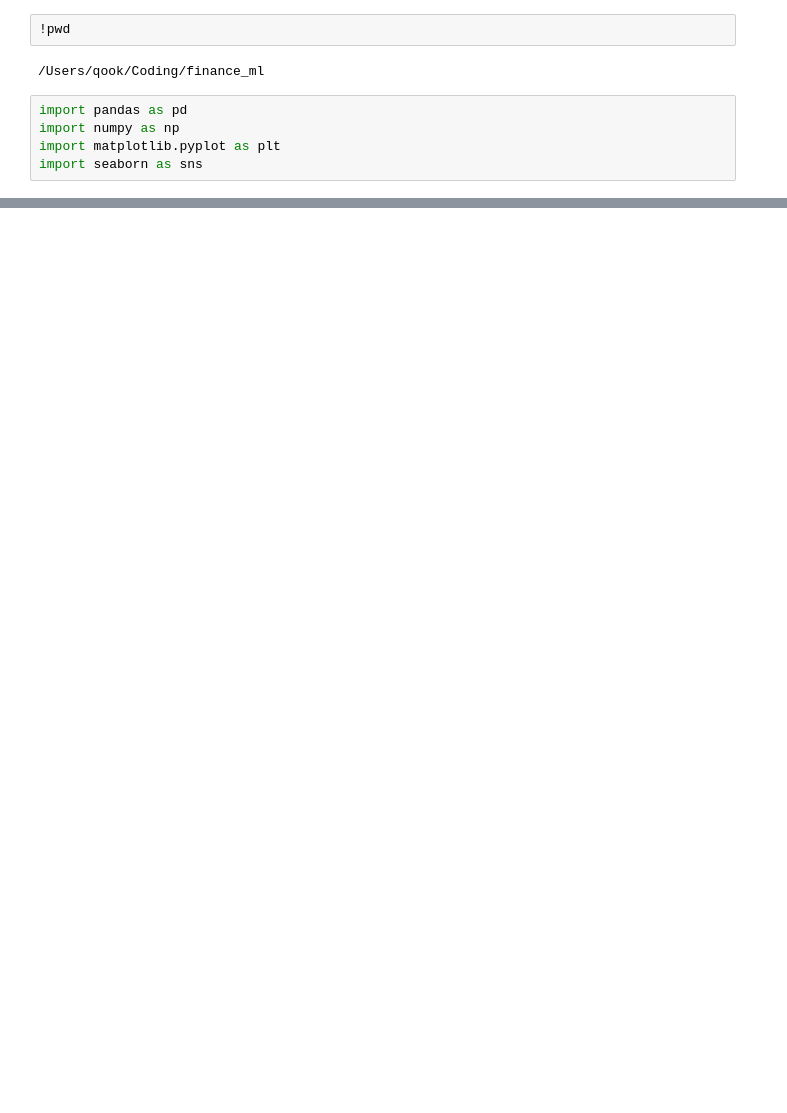
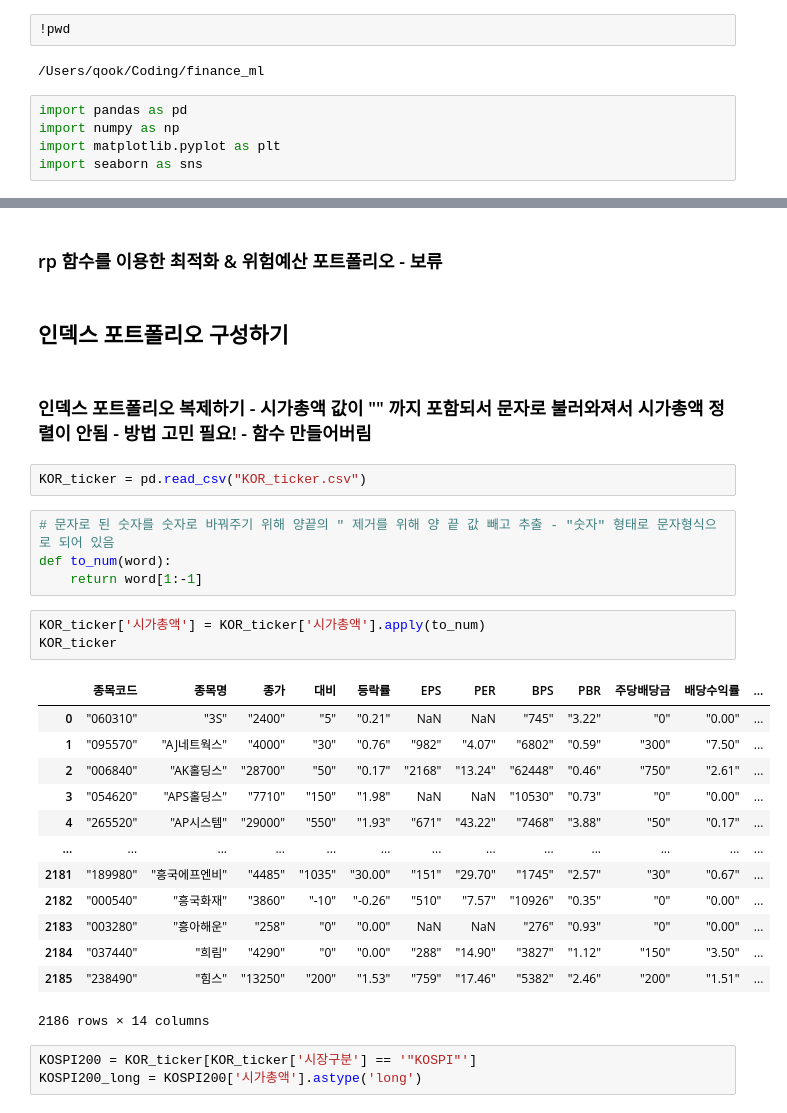
Before and after one commit to mingqook/Finance_ML, a Jupyter notebook: test_ch11.ipynb, the cells around one changed output, grey strips where cells are left out. Cells and saved outputs as stored; diff of their text form; blank space fills up the shorter version.

```diff
--- a/test_ch11.ipynb
+++ b/test_ch11.ipynb
@@ -34,0 +282,32 @@ data_s = pd.read_csv('data/KOR_sector.csv') #### sector 정보 data
+# %% [markdown]
+### rp 함수를 이용한 최적화 & 위험예산 포트폴리오 - 보류
+# %% [markdown]
+## 인덱스 포트폴리오 구성하기
+# %% [markdown]
+### 인덱스 포트폴리오 복제하기 - 시가총액 값이 "" 까지 포함되서 문자로 불러와져서 시가총액 정렬이 안됨 - 방법 고민 필요! - 함수 만들어버림
+# %%
+KOR_ticker = pd.read_csv("KOR_ticker.csv")
+# %%
+# 문자로 된 숫자를 숫자로 바꿔주기 위해 양끝의 " 제거를 위해 양 끝 값 빼고 추출 - "숫자" 형태로 문자형식으로 되어 있음
+def to_num(word):
+    return word[1:-1]
+# %%
+KOR_ticker['시가총액'] = KOR_ticker['시가총액'].apply(to_num)
+KOR_ticker
+# %% [output]
+|  | 종목코드 | 종목명 | 종가 | 대비 | 등락률 | EPS | PER | BPS | PBR | 주당배당금 | 배당수익률 | ... |
+| 0 | "060310" | "3S" | "2400" | "5" | "0.21" | NaN | NaN | "745" | "3.22" | "0" | "0.00" | ... |
+| 1 | "095570" | "AJ네트웍스" | "4000" | "30" | "0.76" | "982" | "4.07" | "6802" | "0.59" | "300" | "7.50" | ... |
+| 2 | "006840" | "AK홀딩스" | "28700" | "50" | "0.17" | "2168" | "13.24" | "62448" | "0.46" | "750" | "2.61" | ... |
+| 3 | "054620" | "APS홀딩스" | "7710" | "150" | "1.98" | NaN | NaN | "10530" | "0.73" | "0" | "0.00" | ... |
+| 4 | "265520" | "AP시스템" | "29000" | "550" | "1.93" | "671" | "43.22" | "7468" | "3.88" | "50" | "0.17" | ... |
+| ... | ... | ... | ... | ... | ... | ... | ... | ... | ... | ... | ... | ... |
+| 2181 | "189980" | "흥국에프엔비" | "4485" | "1035" | "30.00" | "151" | "29.70" | "1745" | "2.57" | "30" | "0.67" | ... |
+| 2182 | "000540" | "흥국화재" | "3860" | "-10" | "-0.26" | "510" | "7.57" | "10926" | "0.35" | "0" | "0.00" | ... |
+| 2183 | "003280" | "흥아해운" | "258" | "0" | "0.00" | NaN | NaN | "276" | "0.93" | "0" | "0.00" | ... |
+| 2184 | "037440" | "희림" | "4290" | "0" | "0.00" | "288" | "14.90" | "3827" | "1.12" | "150" | "3.50" | ... |
+| 2185 | "238490" | "힘스" | "13250" | "200" | "1.53" | "759" | "17.46" | "5382" | "2.46" | "200" | "1.51" | ... |
+2186 rows × 14 columns
+# %%
+KOSPI200 = KOR_ticker[KOR_ticker['시장구분'] == '"KOSPI"']
+KOSPI200_long = KOSPI200['시가총액'].astype('long')
```
Also changed, not shown: parts of 66 cells of this notebook, 2 other files.
